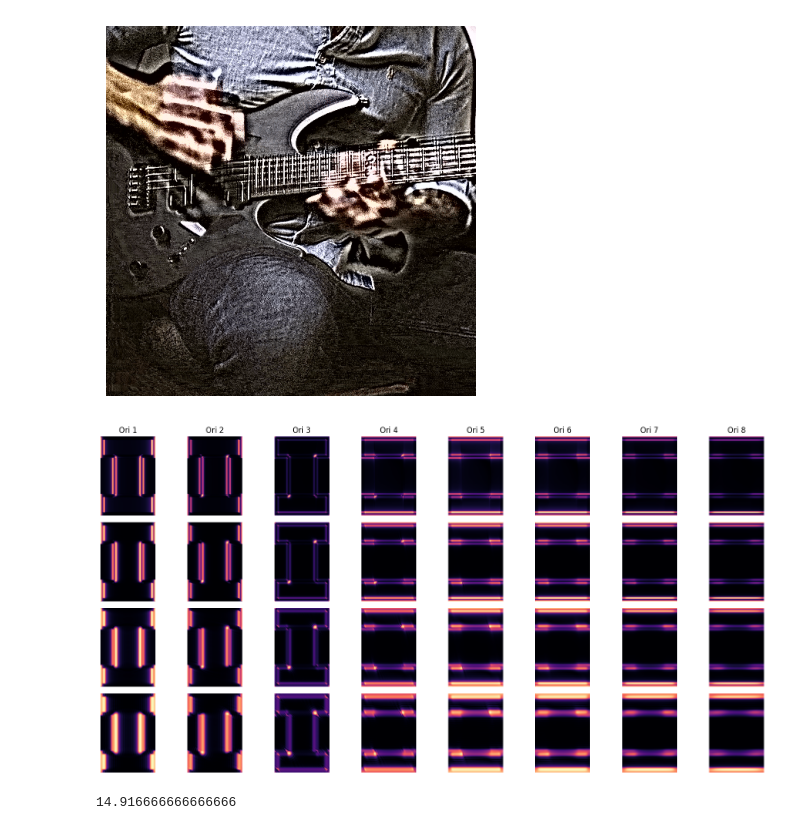
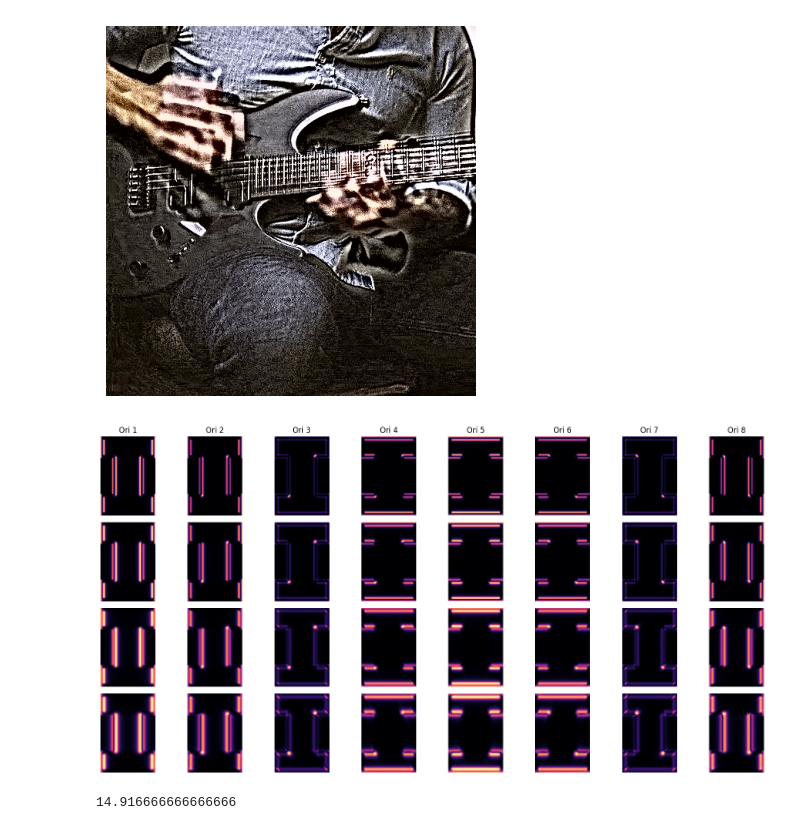
Before and after one commit to oufom/CS445-FinalProject, a Jupyter notebook: Code.ipynb, the cells around one changed output. Saved outputs shown, nothing was run; the diff lists cells and outputs as text; code cells hidden in the pictures.

```diff
--- a/Code.ipynb
+++ b/Code.ipynb
@@ -201,11 +201,11 @@ def _wrap_to_pi(theta):
 
 
 def _frequency_grid(h, w):
-    fy = np.fft.fftfreq(h)
-    fx = np.fft.fftfreq(w)
+    # Normalize coordinates to [-1, 1] so Nyquist = radius 1.0
+    cy, cx = h // 2, w // 2
+    fy = (np.arange(h) - cy) / max(cy, 1)
+    fx = (np.arange(w) - cx) / max(cx, 1)
     wx, wy = np.meshgrid(fx, fy)
-    wx = np.fft.fftshift(wx)
-    wy = np.fft.fftshift(wy)
 
     radius = np.sqrt(wx ** 2 + wy ** 2)
     radius[radius == 0] = np.finfo(np.float32).eps
@@ -230,12 +230,29 @@ def _raised_cosine_log_radial(radius, center_log2, filters_per_octave):
     """
     Radial window in log-frequency domain.
     filters_per_octave = 1 -> octave; 2 -> half-octave; 4 -> quarter-octave.
+    Uses sqrt raised-cosine so adjacent hi/lo pairs satisfy hi^2 + lo^2 = 1.
     """
     t = filters_per_octave * (np.log2(radius) - center_log2)
     mask = np.zeros_like(radius, dtype=np.float32)
-    support = np.abs(t) <= 1.0
-    mask[support] = np.cos((np.pi / 2.0) * t[support])
+    # Transition region: t in (-1, 0) -> sqrt cosine
+    lo_region = t <= -1
+    tr_region = (t > -1) & (t < 0)
+    mask[lo_region] = 1.0
+    mask[tr_region] = np.cos(np.pi * (t[tr_region] + 1.0) / 2.0)
     return mask
+
+
+def _radial_mask_pair(log_rad, r_val):
+    """Sqrt raised-cosine hi/lo pair at boundary r_val. Satisfies hi^2+lo^2=1."""
+    t = log_rad - np.log2(r_val)
+    lo = np.zeros_like(log_rad, dtype=np.float32)
+    hi = np.zeros_like(log_rad, dtype=np.float32)
+    lo[t <= -1] = 1.0
+    hi[t >= 0] = 1.0
+    tr = (t > -1) & (t < 0)
+    lo[tr] = np.cos(np.pi * (t[tr] + 1.0) / 2.0)
+    hi[tr] = np.sin(np.pi * (t[tr] + 1.0) / 2.0)
+    return hi, lo
 
 
 def _angular_mask(angle, k, orientations):
@@ -248,7 +265,7 @@ def _angular_mask(angle, k, orientations):
     support = np.abs(delta) <= (np.pi / 2.0)
     mask[support] = np.cos(delta[support]) ** order
 
-    norm = (2 ** order) * factorial(order) / np.sqrt(orientations * factorial(2 * order))
+    norm = np.sqrt(2.0 * (2 ** (2*order)) * factorial(order)**2 / (orientations * factorial(2 * order)))
     return norm * mask
 
 
@@ -282,30 +299,43 @@ def complex_steerable_pyramid_decompose(frame, num_scales=3, orientations=8, fil
 
     n_bands = num_scales * filters_per_octave
 
-    nyquist_log2 = np.log2(0.5)
-    centers = [nyquist_log2 - (i + 0.5) / filters_per_octave for i in range(n_bands)]
-
-    radial_masks = [_raised_cosine_log_radial(radius, c, filters_per_octave) for c in centers]
-
-    highpass_mask = 1.0 - np.clip(np.sum(radial_masks[:filters_per_octave], axis=0), 0.0, 1.0)
-    lowpass_mask = (radius <= (2 ** (centers[-1] - 0.5 / filters_per_octave))).astype(np.float32)
+    # Boundary values from Nyquist (1.0) stepping down by half-octave
+    log_rad = np.log2(radius)
+    r_vals = [2.0 ** (-i / filters_per_octave) for i in range(n_bands + 2)]
+    hi_res, lo_prev = _radial_mask_pair(log_rad, r_vals[0])
+    highpass_mask = hi_res
+    radial_masks = []
+    for _k in range(1, len(r_vals)):
+        hi_k, lo_k = _radial_mask_pair(log_rad, r_vals[_k])
+        radial_masks.append(hi_k * lo_prev)
+        lo_prev = lo_k
+    lowpass_mask = lo_prev
 
     highpass = np.fft.ifft2(np.fft.ifftshift(F * highpass_mask)).real
     lowpass = np.fft.ifft2(np.fft.ifftshift(F * lowpass_mask)).real
 
+    # Store filters and F for use in reconstruction
+    band_filters = []
     bands = []
     for radial in radial_masks:
         per_orientation = []
+        per_filter = []
         for k in range(orientations):
             ang = _angular_mask(angle, k, orientations)
-            band_fft = F * radial * ang * analytic_mask
-            per_orientation.append(np.fft.ifft2(np.fft.ifftshift(band_fft)))
+            filt = radial * ang / 2.0
+            per_filter.append(filt)
+            per_orientation.append(np.fft.ifft2(np.fft.ifftshift(F * filt)))
+        band_filters.append(per_filter)
         bands.append(per_orientation)
 
     return {
         "highpass": highpass,
         "bands": bands,
         "lowpass": lowpass,
+        "band_filters": band_filters,
+        "highpass_mask": highpass_mask,
+        "lowpass_mask": lowpass_mask,
+        "F": F,
         "meta": {
             "num_scales": num_scales,
             "orientations": orientations,
@@ -313,57 +343,47 @@ def complex_steerable_pyramid_decompose(frame, num_scales=3, orientations=8, fil
             "num_radial_bands": n_bands,
         },
     }
 
-def complex_steerable_pyramid_reconstruct(pyr): # generated this
+def complex_steerable_pyramid_reconstruct(pyr):
     """
     Reconstructs the image from the complex steerable pyramid.
+    Uses FFT-domain reconstruction: recon_F = hi^2*F + lo^2*F + sum(4*filter*fft2(band))
+    The factor of 4 comes from: 2 (reconstruction) x 2 (compensates /2 in filter construction).
     """
-    from math import factorial as _fact
-    meta = pyr["meta"]
-    orientations = meta["orientations"]
+    F            = pyr["F"]
+    band_filters = pyr["band_filters"]
+    hi_mask      = pyr["highpass_mask"]
+    lo_mask      = pyr["lowpass_mask"]
 
-    # compute mean angular partition sum for this orientation count
-    _angles = np.linspace(-np.pi, np.pi, 10000)
-    _ang_sum = np.zeros(10000, dtype=np.float32)
-    for _k in range(orientations):
-        _order = orientations - 1
-        _theta_k = (np.pi * _k) / orientations
-        _delta = (_angles - _theta_k + np.pi) % (2 * np.pi) - np.pi
-        _supp = np.abs(_delta) <= (np.pi / 2.0)
-        _m = np.zeros(10000, dtype=np.float32)
-        _m[_supp] = np.cos(_delta[_supp]) ** _order
-        _norm = (2 ** _order) * _fact(_order) / np.sqrt(orientations * _fact(2 * _order))
-        _ang_sum += _norm * _m
-    # analytic mask doubles positive freqs → multiply by 2.0
-    scale_factor = 1.0 / (float(_ang_sum.mean()) * 2.0)
+    recon_F = F * hi_mask ** 2 + F * lo_mask ** 2
+    for scale_bands, scale_filters in zip(pyr["bands"], band_filters):
+        for band, filt in zip(scale_bands, scale_filters):
+            band_F = np.fft.fftshift(np.fft.fft2(band))
+            recon_F += 4.0 * filt * band_F
 
-    reconstructed = pyr["lowpass"].astype(np.float32) + pyr["highpass"].astype(np.float32)
-    for scale_bands in pyr["bands"]:
-        for band in scale_bands:
-            reconstructed += scale_factor * band.real  # imaginary part cancels by conjugate symmetry
-    return reconstructed
+    return np.fft.ifft2(np.fft.ifftshift(recon_F)).real
 
 # Sanity-check visualization (paper default is often 8 orientations, half-octave)
 img = cv.imread("illinois.png")
 pyr = complex_steerable_pyramid_decompose(img, num_scales=2, orientations=8, filters_per_octave=2)
 
 rows = pyr["meta"]["num_radial_bands"]
 cols = pyr["meta"]["orientations"]
 fig, axes = plt.subplots(rows, cols, figsize=(2 * cols, 2 * rows))
 if rows == 1:
     axes = np.expand_dims(axes, axis=0)
 
 for s in range(rows):
     for k in range(cols):
         coeff = pyr["bands"][s][k]
         axes[s, k].imshow(np.log1p(np.abs(coeff)), cmap="magma")
         axes[s, k].axis("off")
         if s == 0:
             axes[s, k].set_title(f"Ori {k + 1}")
 
 plt.tight_layout()
 # %% [output]
-[figure, old version]
+[figure, new version]
 # %%
 video = cv.VideoCapture("guitar7.gif")
 fps = video.get(cv.CAP_PROP_FPS)
```
Also changed, not shown: parts of 8 cells of this notebook, 8 other files.
